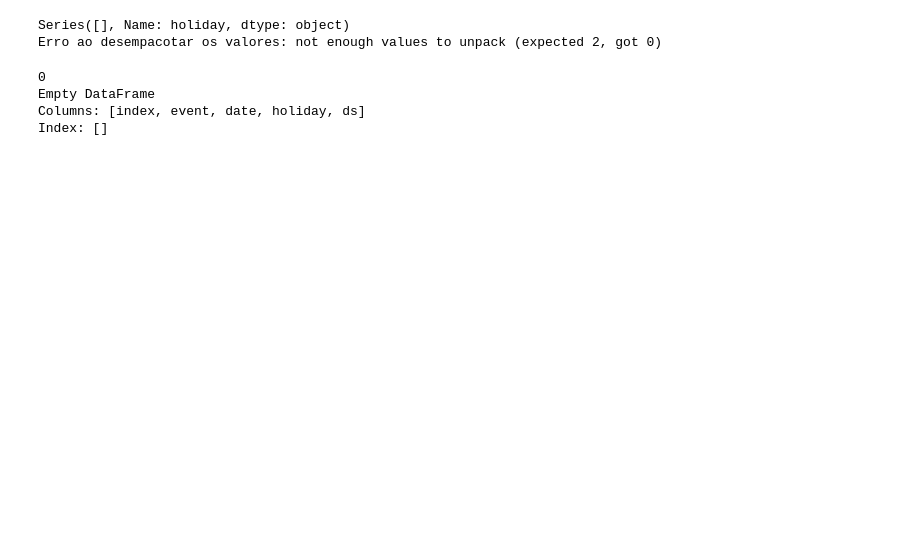
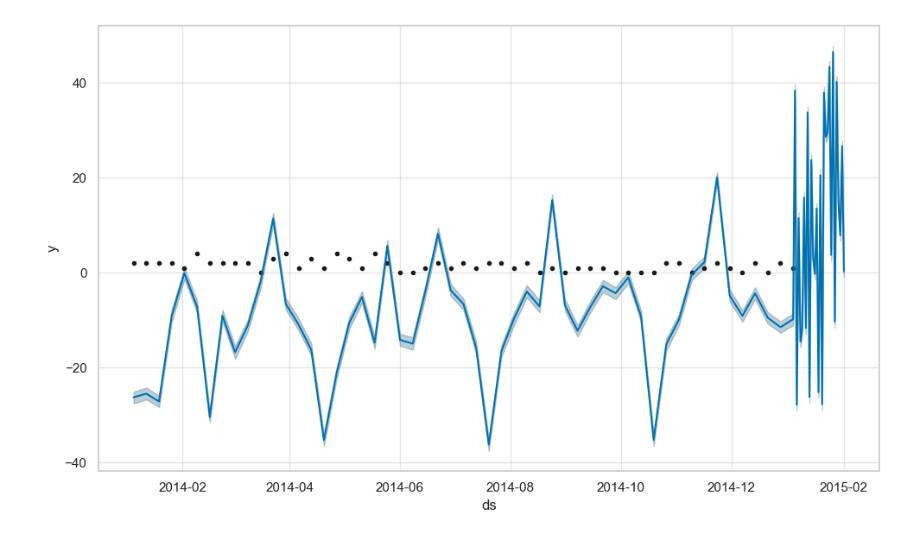
Before and after one commit to rpzk/DSMarket, a Jupyter notebook: forecasting/lucas - gcp-bigquerymodel.ipynb, the cells around one changed output. Saved outputs shown, nothing was run; the diff lists cells and outputs as text; code cells hidden in the pictures; blank space fills up the shorter version.

```diff
--- a/forecasting/lucas - gcp-bigquerymodel.ipynb
+++ b/forecasting/lucas - gcp-bigquerymodel.ipynb
@@ -119,7 +37,14 @@ df
 # %%
 df['date'] = pd.to_datetime(df['date']).dt.tz_localize(None)
 # %%
-product_id = 'ACCESORIES_1_001_BOS_1'  # Substitua pelo ID do produto desejado
-store_id = 'South_End'  # Substitua pelo código da loja desejada
+product_id = 'ACCESORIES_1_238'
+store_id = 'Harlem'
+filtered_df = df[(df['item'] == product_id) & (df['store'] == store_id)]
 # %%
-filtered_df = df[(df['item'] == product_id) & (df['store'] == store_id)]
+filtered_df['date'] = pd.to_datetime(filtered_df['date']).dt.tz_localize(None)
+filtered_df.set_index('date', inplace=True)
+agg_data = filtered_df.resample('W').agg({'sales': 'sum'}).reset_index()
+agg_data.rename(columns={'date': 'ds', 'sales': 'y'}, inplace=True)
+
+# Tratar valores ausentes
+agg_data['y'] = agg_data['y'].fillna(0)
@@ -139,36 +85,8 @@ events_df['ds'] = events_df['date'].reset_index(drop=True)
 # %%
-def get_window(event):
-    if event == 'SuperBowl':
-        return 0, 1
-    elif event == 'Ramadan starts':
-        return 0, 1
-    elif event == 'NewYear':
-        return -1, 1
-    elif event == 'Easter':
-        return 0, 1
-    elif event == 'Thanksgiving':
-        return -1, 1
-    else:
-        return 0, 0  # Valor padrão se o evento não for reconhecido
+fig = model.plot(forecast)
+plt.fill_between(forecast['ds'], forecast['yhat_lower'], forecast['yhat_upper'], color='gray', alpha=0.2)
+plt.show()
+# %% [output]
+[figure, added]
 # %%
-# Verificar o que está sendo retornado pela função
-windows = events_df['holiday'].apply(get_window)
-print(windows)  # Exibe o que está sendo retornado
-
-# Certifique-se de que get_window sempre retorne um par de valores
-try:
-    events_df['lower_window'], events_df['upper_window'] = zip(*windows)
-except ValueError as e:
-    print(f"Erro ao desempacotar os valores: {e}")
+forecast.to_csv('previsoes_vendas_28_dias.csv', index=False)
-# %% [output]
-Series([], Name: holiday, dtype: object)
-Erro ao desempacotar os valores: not enough values to unpack (expected 2, got 0)
-# %%
-# Verificar valores nulos ou vazios na coluna 'holiday'
-print(events_df['holiday'].isnull().sum())  # Contar valores nulos
-print(events_df[events_df['holiday'] == ''])  # Verificar strings vazias
-# %% [output]
-0
-Empty DataFrame
-Columns: [index, event, date, holiday, ds]
-Index: []
```
Also changed, not shown: parts of 14 cells of this notebook.
